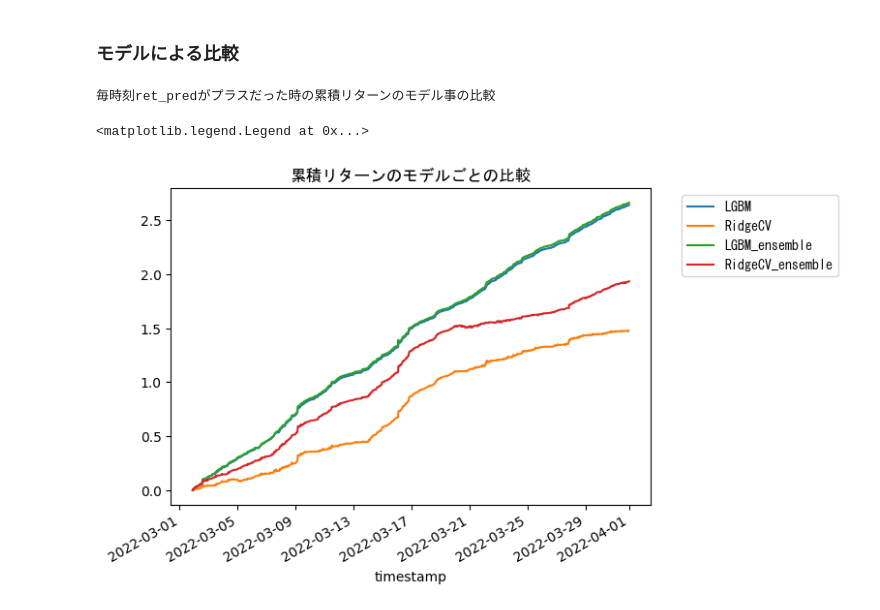
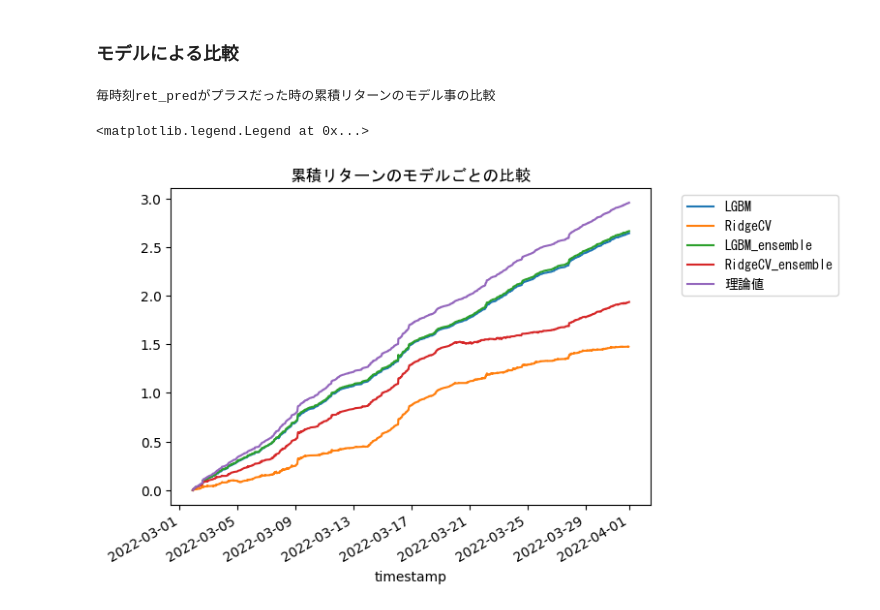
Before and after one commit to CosmoMax10/robin_mlbot_practice, a Jupyter notebook: comparing_labelings_or_models.ipynb, the cells around one changed output. Drawn from its saved outputs; the diff is of its cells as text; code cells hidden in the pictures.

```diff
--- a/comparing_labelings_or_models.ipynb
+++ b/comparing_labelings_or_models.ipynb
@@ -342,15 +342,16 @@ df.to_pickle('df_models.pkl')
 # %%
 df = pd.read_pickle('df_models.pkl')
 
 print('毎時刻ret_predがプラスだった時の累積リターンのモデル事の比較')
 df['ret'][df['LGBM_pred'] > 0].cumsum().plot(label='LGBM')
 df['ret'][df['Ridge_pred'] > 0].cumsum().plot(label='RidgeCV')
 df['ret'][df['LGBM_ensemble_pred'] > 0].cumsum().plot(label='LGBM_ensemble')
 df['ret'][df['Ridge_ensemble_pred'] > 0].cumsum().plot(label='RidgeCV_ensemble')
+df['ret'][df['ret']>0].cumsum().plot(label='理論値')
 
 plt.title('累積リターンのモデルごとの比較',  fontname="MS Gothic")
 plt.legend(bbox_to_anchor=(1.05, 1), prop={"family":"MS Gothic"})
 # %% [output]
 毎時刻ret_predがプラスだった時の累積リターンのモデル事の比較
 <matplotlib.legend.Legend at 0x...>
-[figure, old version]
+[figure, new version]
```
